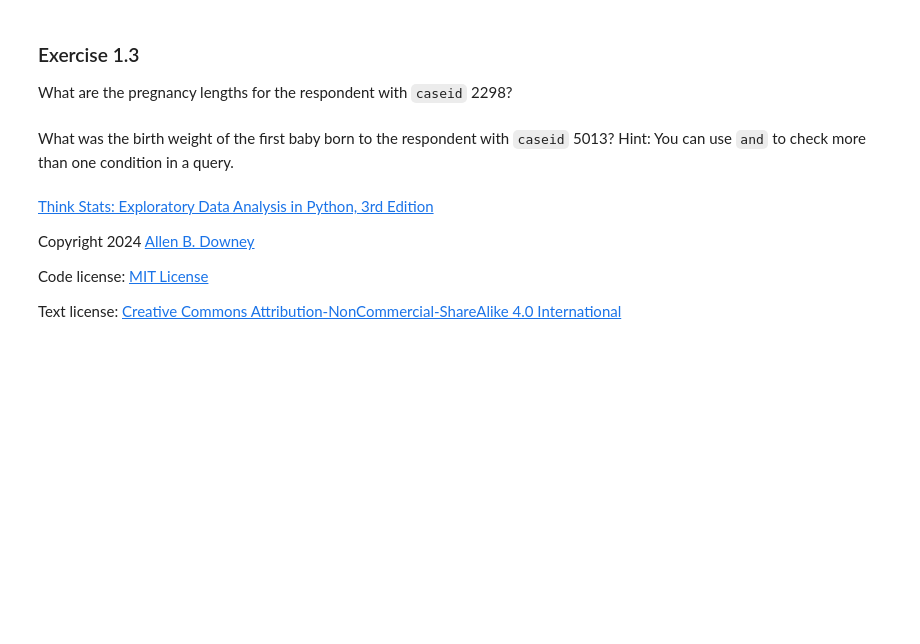
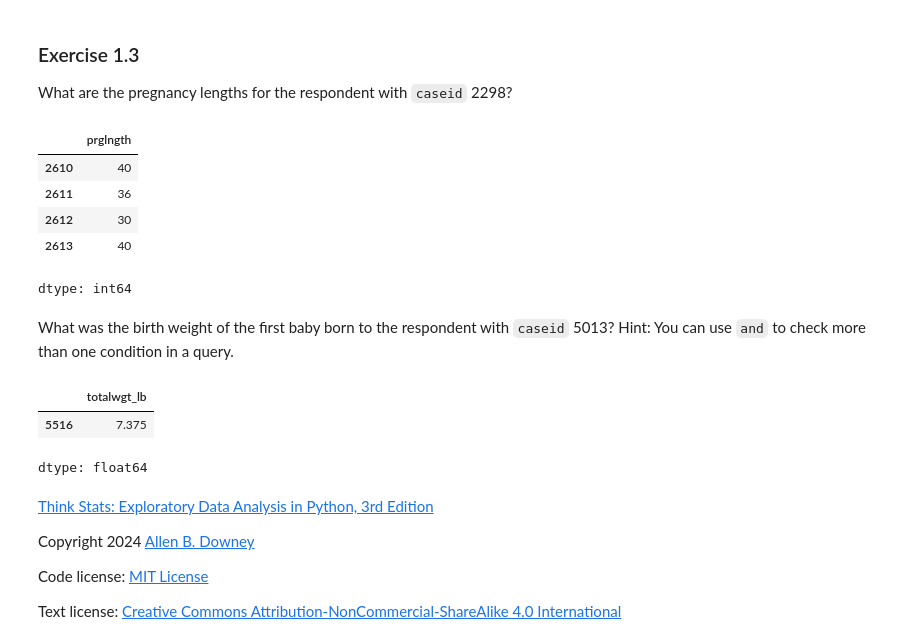
Before and after one commit to BENZAKY-YOHANNAN/Quant-Trading-Projects, a Jupyter notebook: nb/chap01.ipynb, the cells around one changed output. Cells and saved outputs as stored; diff of their text form; code cells hidden in the pictures; blank space fills up the shorter version.

```diff
--- a/nb/chap01.ipynb
+++ b/nb/chap01.ipynb
@@ -669,8 +686,21 @@ What are the pregnancy lengths for the respondent with `caseid` 2298?
+# %%
+preg.query("caseid == 2298")["prglngth"]
+# %% [output]
+|  | prglngth |
+| 2610 | 40 |
+| 2611 | 36 |
+| 2612 | 30 |
+| 2613 | 40 |
+dtype: int64
 # %% [markdown]
 What was the birth weight of the first baby born to the respondent with `caseid` 5013?
 Hint: You can use `and` to check more than one condition in a query.
 # %%
-# Solution goes here
+preg.query("caseid == 5013 and birthord == 1")["totalwgt_lb"]
+# %% [output]
+|  | totalwgt_lb |
+| 5516 | 7.375 |
+dtype: float64
 # %%
 # Solution goes here
 # %% [markdown]
```
Also changed, not shown: parts of 7 cells of this notebook.
